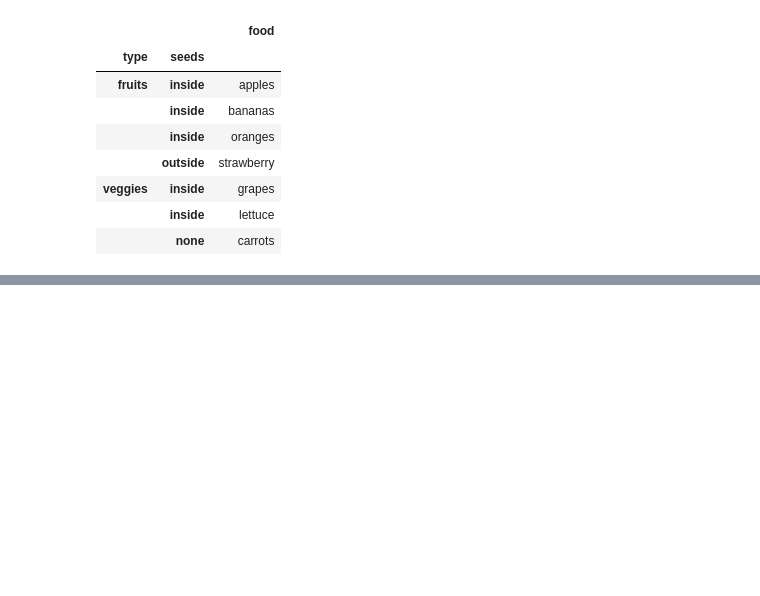
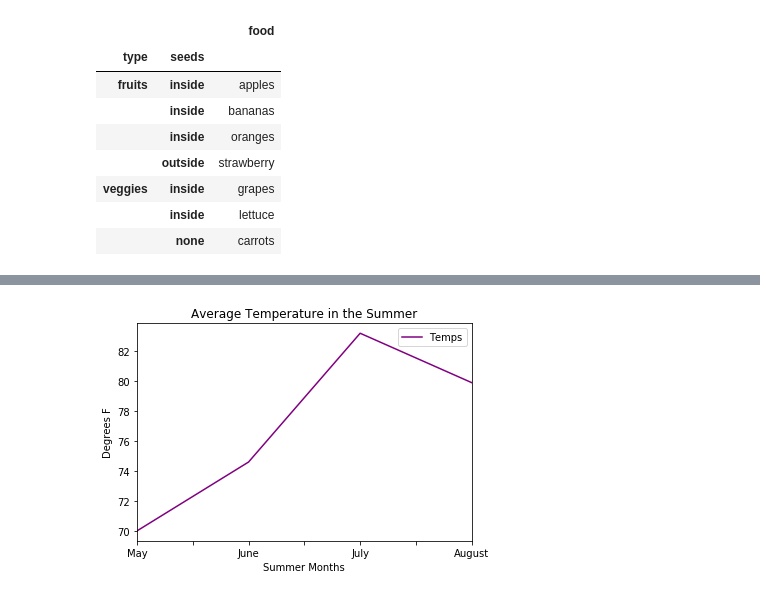
Before and after one commit to mmj32/Class-Practice-Repo, a Jupyter notebook: todo5/pandas_notes2_haring.ipynb, the cells around one changed output, grey strips where cells are left out. Drawn from its saved outputs; the diff is of its cells as text; code cells hidden in the pictures; blank space fills up the shorter version.

```diff
--- a/todo5/pandas_notes2_haring.ipynb
+++ b/todo5/pandas_notes2_haring.ipynb
@@ -797,0 +819,10 @@ f_and_v
+# %%
+temps = {'Months':['May', 'June','July', 'August'], 'Temps':[70, 74.6, 83.2, 79.9]}
+temps_df = pd.DataFrame(temps)
+temps_df.plot(color = 'purple', x = 'Months')
+plt.xlabel('Summer Months')
+plt.ylabel('Degrees F')
+plt.title('Average Temperature in the Summer')
+plt.show()
+# %% [output]
+[figure, added]
```
Also changed, not shown: parts of 3 cells of this notebook.
